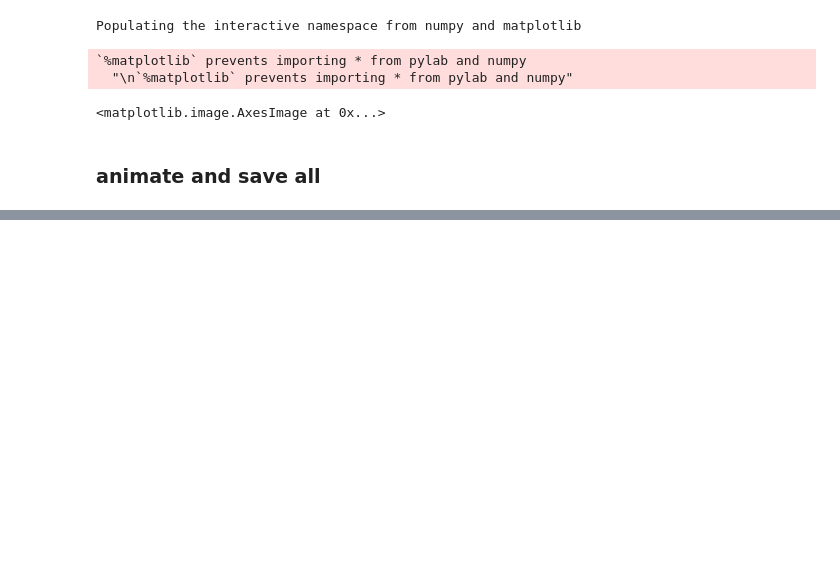
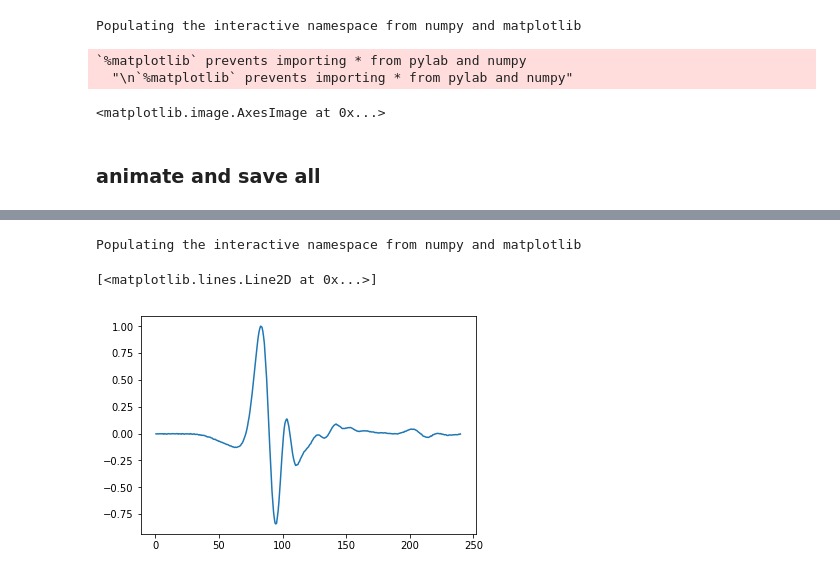
Before and after one commit to nimachm81/YEEFDTD, a Jupyter notebook: build/visualisation/Electron Emitter - Drude Metal Wedge - partialGrid.ipynb, the cells around one changed output, grey strips where cells are left out. Saved outputs shown, nothing was run; the diff lists cells and outputs as text; code cells hidden in the pictures; blank space fills up the shorter version.

```diff
--- a/build/visualisation/Electron Emitter - Drude Metal Wedge - partialGrid.ipynb
+++ b/build/visualisation/Electron Emitter - Drude Metal Wedge - partialGrid.ipynb
@@ -669,0 +719,13 @@ parameters:  {'dt_si': 7.469071677928396e-17, 'dy_si': 3.333333253863202e-08, 'd
+# %%
+%pylab inline
+
+from ReadBinary import *
+
+time_samples = Read1DArray("../data/2D/time_samples_fdtd.f", "f")
+field_samples = Read1DArray("../data/2D/field_samples.f", "f")
+
+plot(time_samples, field_samples)
+# %% [output]
+Populating the interactive namespace from numpy and matplotlib
+[<matplotlib.lines.Line2D at 0x...>]
+[figure, added]
```
Also changed, not shown: parts of 6 cells of this notebook, 27 other files.
